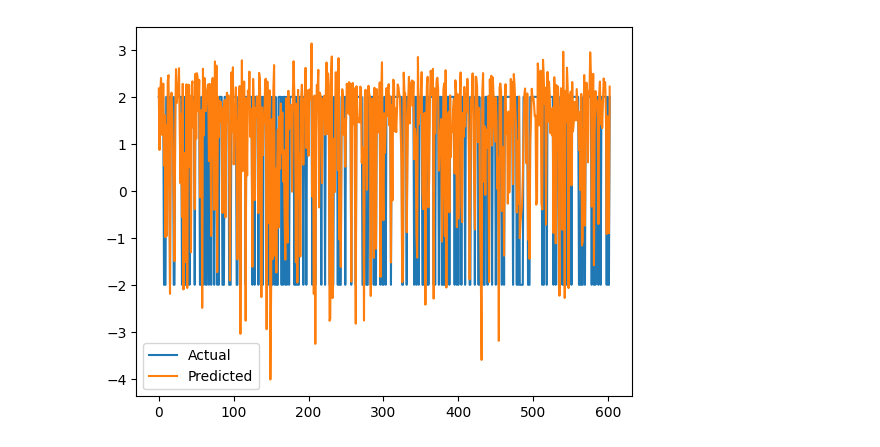
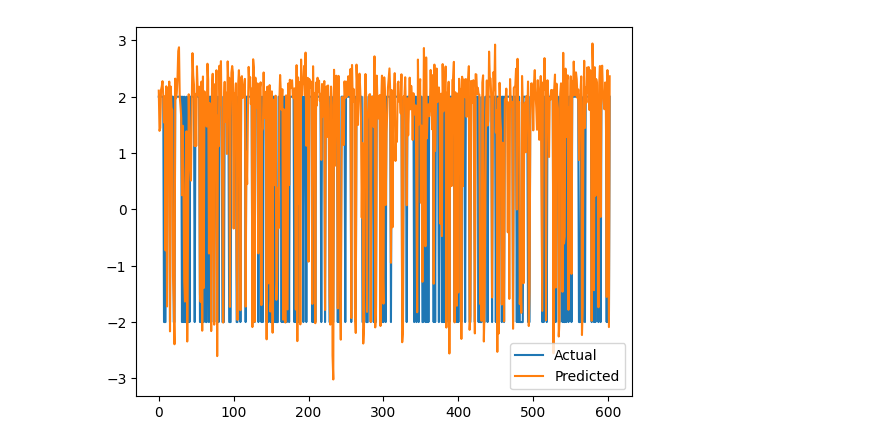
Before and after one commit to iakovkh/mypython, a Jupyter notebook: LSTM_example13.ipynb, the cells around one changed output. Drawn from its saved outputs; the diff is of its cells as text; code cells hidden in the pictures.

```diff
--- a/LSTM_example13.ipynb
+++ b/LSTM_example13.ipynb
@@ -2,12 +2,12 @@
 <a href="https://colab.research.google.com/github/iakovkh/mypython/blob/main/LSTM_example13.ipynb" target="_parent"><img src="https://colab.research.google.com/assets/colab-badge.svg" alt="Open In Colab"/></a>
 # %%
 # Configuration Section
-number_of_layers = 5
-number_of_neurons = 50
+number_of_layers = 7
+number_of_neurons = 70
 optimizer = "adam"
 loss_function = "mean_squared_error"
 activation = 'relu'
-epochs = 50
+epochs = 70
 normalize_data = False  # Set to True if normalization is needed
 tolerance = 0.001  # Standard default value for tolerance
 
@@ -125,2 +125,2 @@ Epoch 50/50
 19/19 ━━━━━━━━━━━━━━━━━━━━ 0s 5ms/step
-[figure, old version]
+[figure, new version]
```
Also changed, not shown: parts of 1 cell of this notebook.
